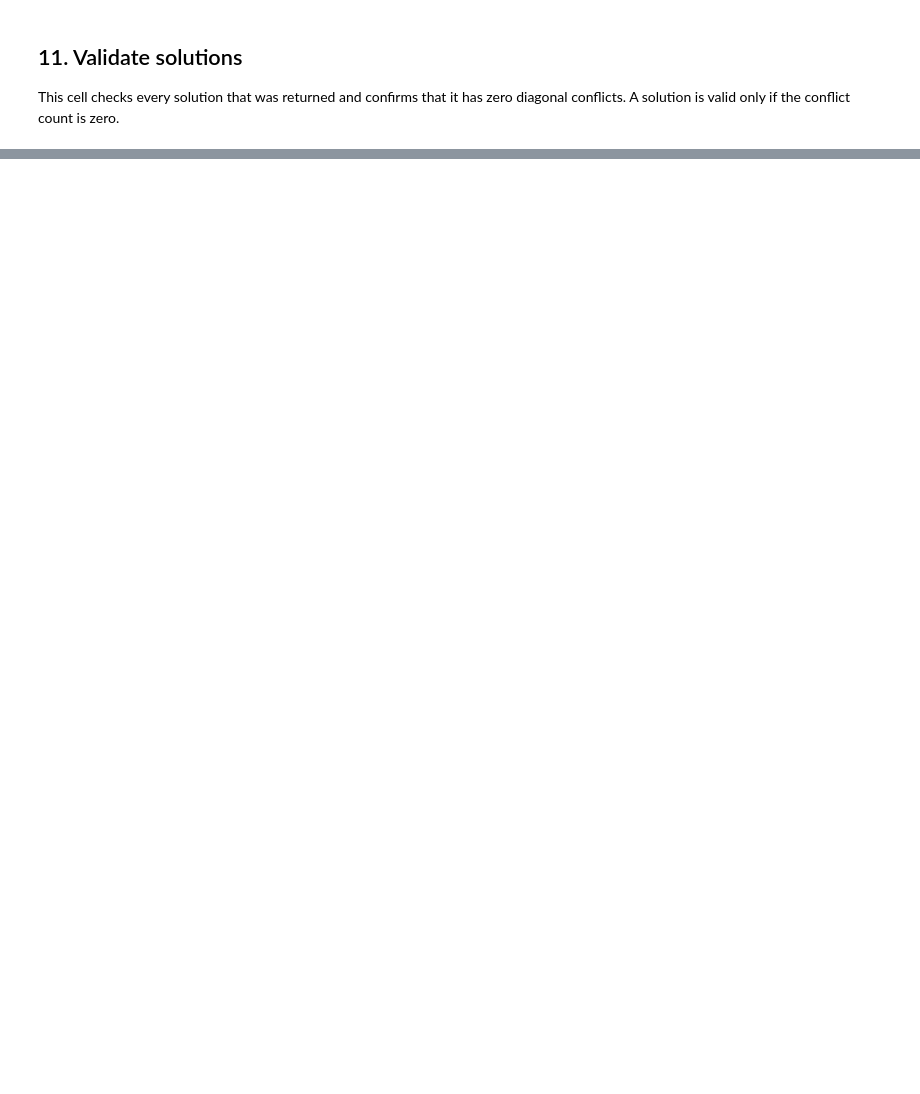
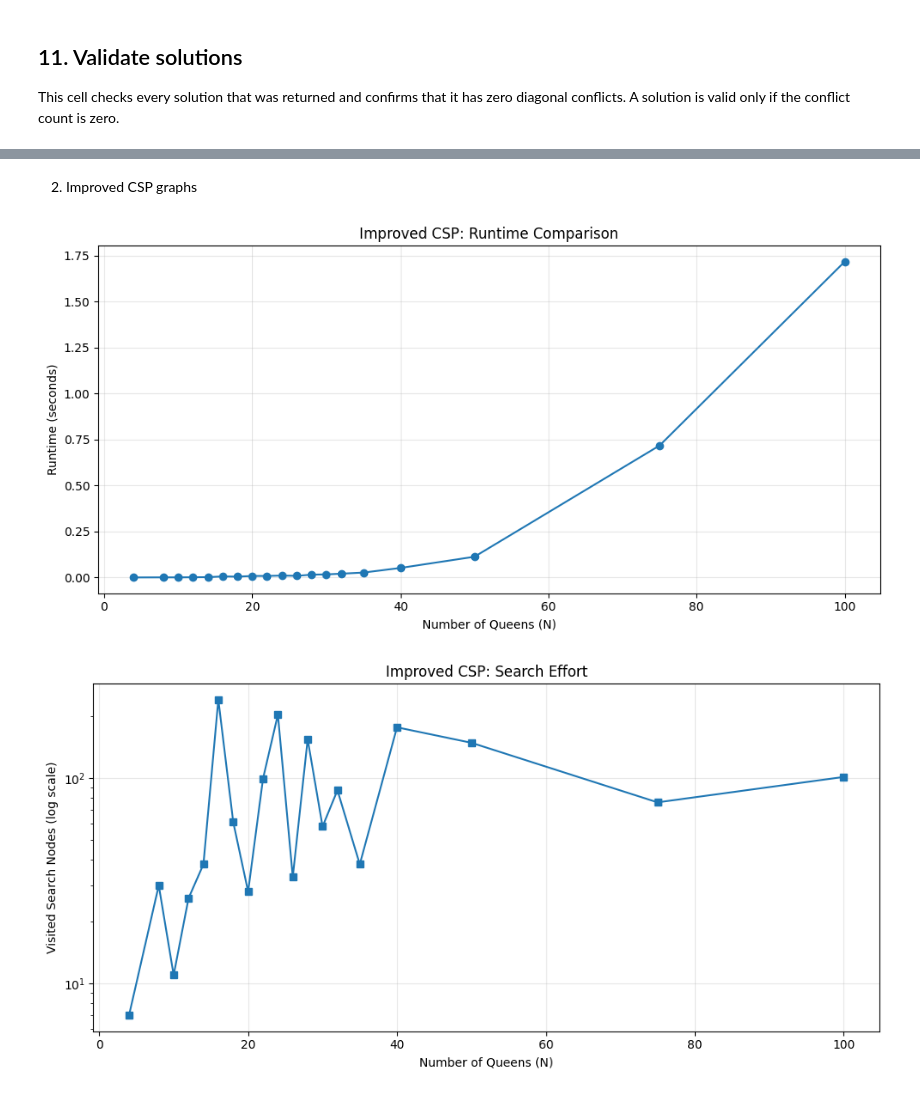
Before and after one commit to areebakhann-098/Genetic-Algorithm-vs-Constraint-Satisfaction-Problem-, a Jupyter notebook: 8_Queens_GA_vs_CSP.ipynb, the cells around one changed output, grey strips where cells are left out. Cells and saved outputs as stored; diff of their text form; code cells hidden in the pictures; blank space fills up the shorter version.

```diff
--- a/8_Queens_GA_vs_CSP.ipynb
+++ b/8_Queens_GA_vs_CSP.ipynb
@@ -611,0 +782,51 @@ display(summary_df)
+# %% [markdown]
+2. Improved CSP graphs
+# %%
+
+# Graph 1: Runtime
+plt.figure(figsize=(10, 5))
+plt.plot(
+    improved_csp_df["N"],
+    improved_csp_df["runtime_sec"],
+    marker="o"
+)
+plt.xlabel("Number of Queens (N)")
+plt.ylabel("Runtime (seconds)")
+plt.title("Improved CSP: Runtime Comparison")
+plt.grid(True, alpha=0.3)
+plt.tight_layout()
+plt.show()
+
+# Graph 2: Search effort
+plt.figure(figsize=(10, 5))
+plt.plot(
+    improved_csp_df["N"],
+    improved_csp_df["effort"],
+    marker="s"
+)
+plt.yscale("log")
+plt.xlabel("Number of Queens (N)")
+plt.ylabel("Visited Search Nodes (log scale)")
+plt.title("Improved CSP: Search Effort")
+plt.grid(True, alpha=0.3)
+plt.tight_layout()
+plt.show()
+
+# Graph 3: Success status
+plt.figure(figsize=(10, 5))
+plt.plot(
+    improved_csp_df["N"],
+    improved_csp_df["success"].astype(int),
+    marker="o"
+)
+plt.yticks([0, 1], ["Not solved", "Solved"])
+plt.ylim(-0.1, 1.1)
+plt.xlabel("Number of Queens (N)")
+plt.ylabel("Result")
+plt.title("Improved CSP: Success vs Number of Queens")
+plt.grid(True, alpha=0.3)
+plt.tight_layout()
+plt.show()
+# %% [output]
+[figure, added]
+[figure, added]
```
Also changed, not shown: parts of 11 cells of this notebook.
